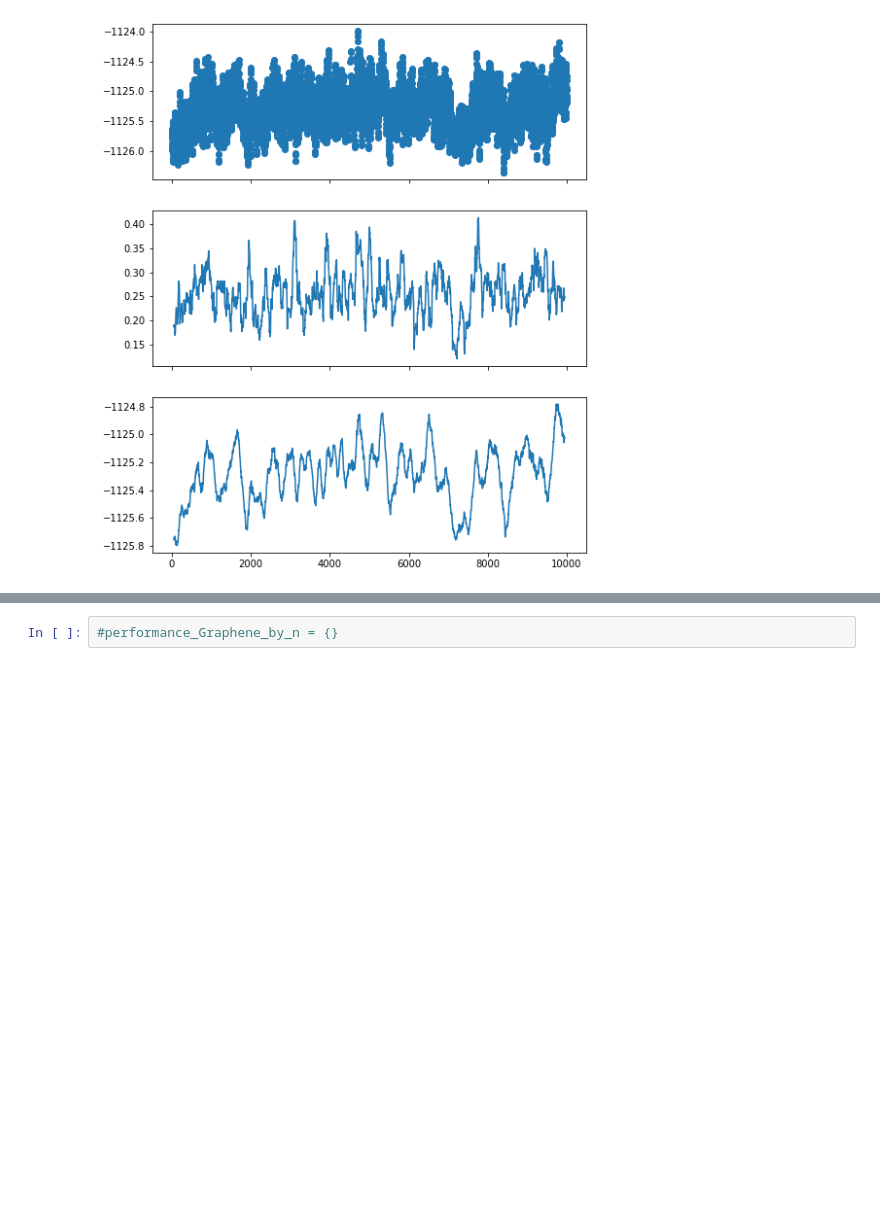
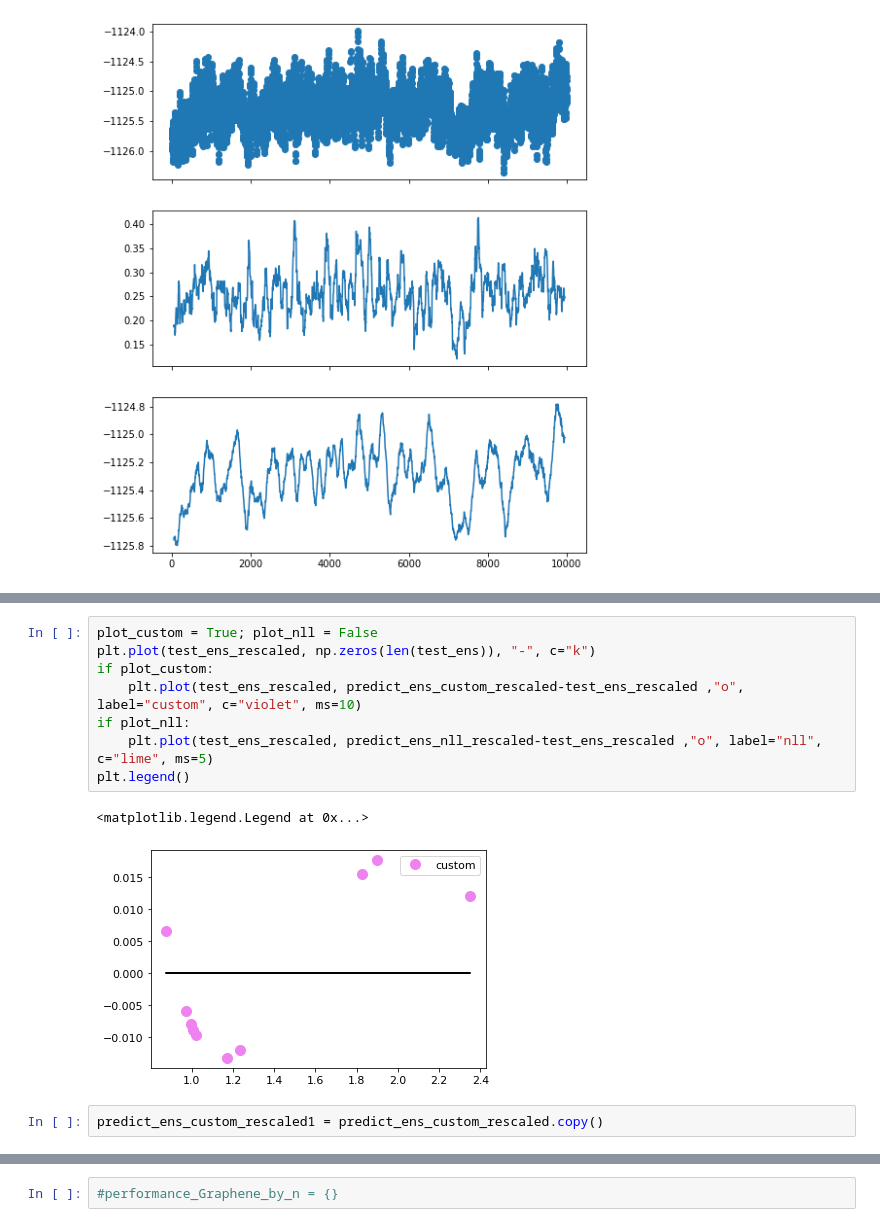
Before and after one commit to alvarovm/minigap, a Jupyter notebook: notebooks/miniGAP.ipynb, the cells around one changed output, grey strips where cells are left out. Drawn from its saved outputs; the diff is of its cells as text; blank space fills up the shorter version.

```diff
--- a/notebooks/miniGAP.ipynb
+++ b/notebooks/miniGAP.ipynb
@@ -844,0 +968,13 @@ Error 9 = 0.95
+# %%
+plot_custom = True; plot_nll = False
+plt.plot(test_ens_rescaled, np.zeros(len(test_ens)), "-", c="k")
+if plot_custom:
+    plt.plot(test_ens_rescaled, predict_ens_custom_rescaled-test_ens_rescaled ,"o", label="custom", c="violet", ms=10)
+if plot_nll:
+    plt.plot(test_ens_rescaled, predict_ens_nll_rescaled-test_ens_rescaled ,"o", label="nll", c="lime", ms=5)
+plt.legend()
+# %% [output]
+<matplotlib.legend.Legend at 0x...>
+[figure, added]
+# %%
+predict_ens_custom_rescaled1 = predict_ens_custom_rescaled.copy()
```
Also changed, not shown: parts of 56 cells of this notebook, 2 other files.
